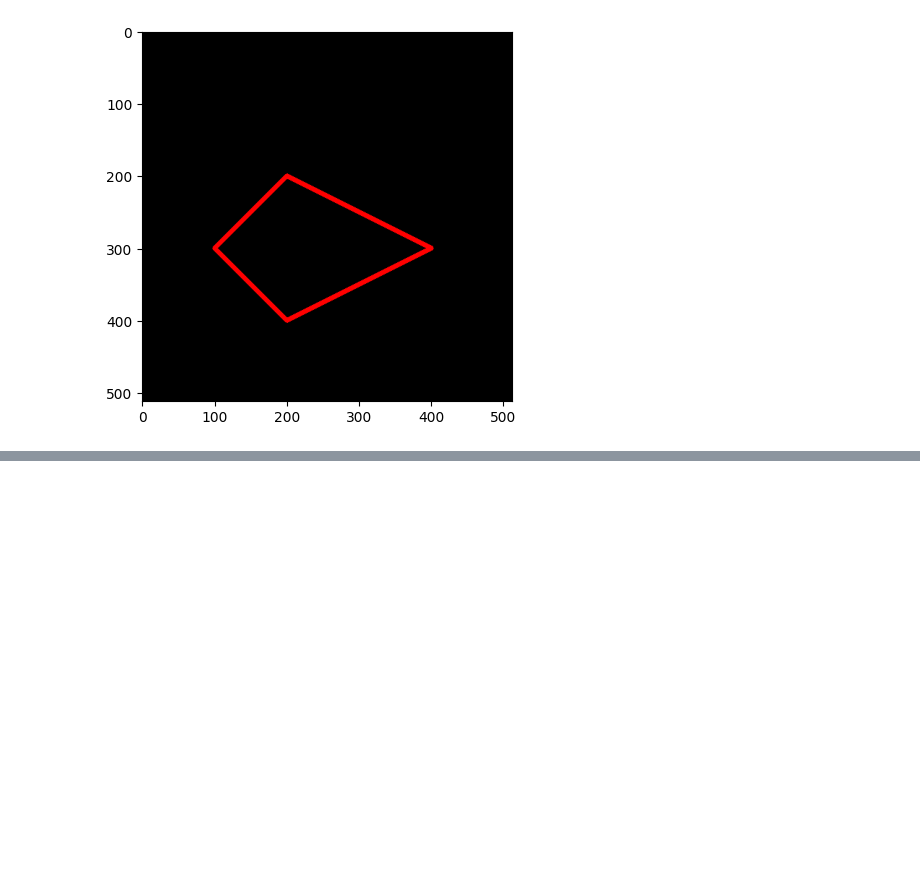
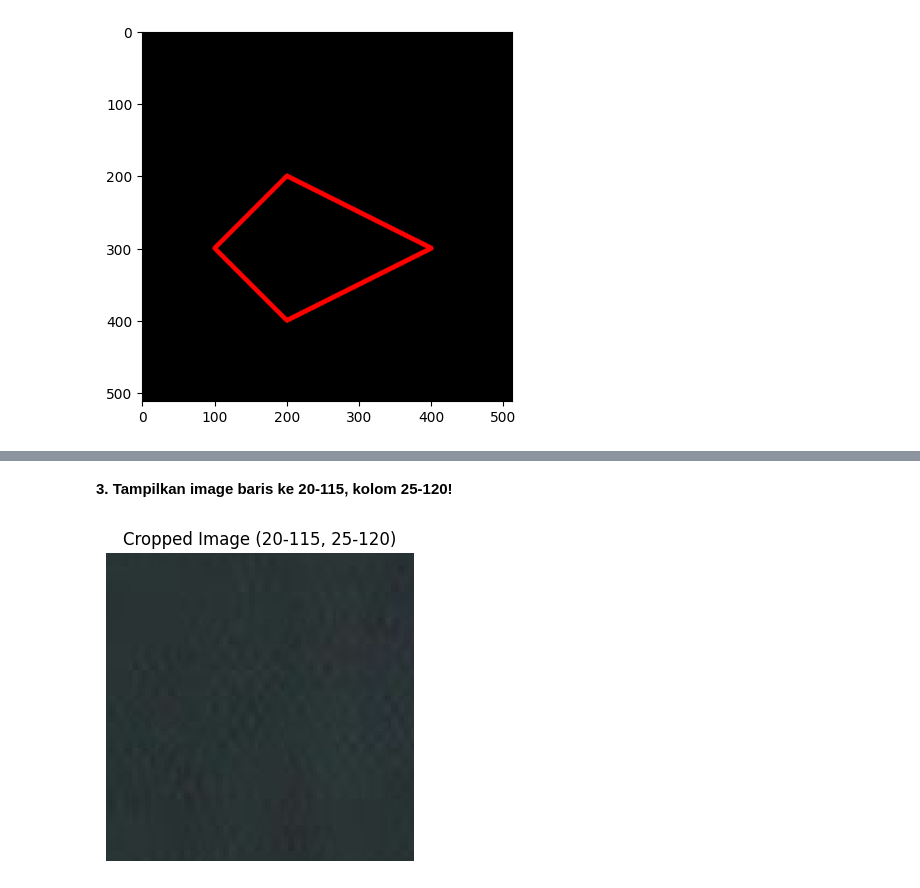
Before and after one commit to suckgitariuses/PCVK_Ganjil_2025, a Jupyter notebook: Modul2.ipynb, the cells around one changed output, grey strips where cells are left out. Saved outputs shown, nothing was run; the diff lists cells and outputs as text; code cells hidden in the pictures; blank space fills up the shorter version.

```diff
--- a/Modul2.ipynb
+++ b/Modul2.ipynb
@@ -170,0 +248,20 @@ Apakah perbedaan gambar yang ditampilkan tanpa dan dengan matplotlib?
+# %% [markdown]
+**3. Tampilkan image baris ke 20-115, kolom 25-120!**
+# %%
+import cv2
+import matplotlib.pyplot as plt
+
+# Baca gambar
+img = cv2.imread('/content/drive/MyDrive/PCVK/Images/kitten01.jpg')
+
+# Crop: baris 20-115, kolom 25-120
+cropped = img[20:115, 25:120]
+
+# Tampilkan
+plt.figure(figsize=(6,4))
+plt.imshow(cv2.cvtColor(cropped, cv2.COLOR_BGR2RGB))
+plt.title("Cropped Image (20-115, 25-120)")
+plt.axis('off')
+plt.show()
+# %% [output]
+[figure, added]
```
Also changed, not shown: parts of 22 cells of this notebook.
